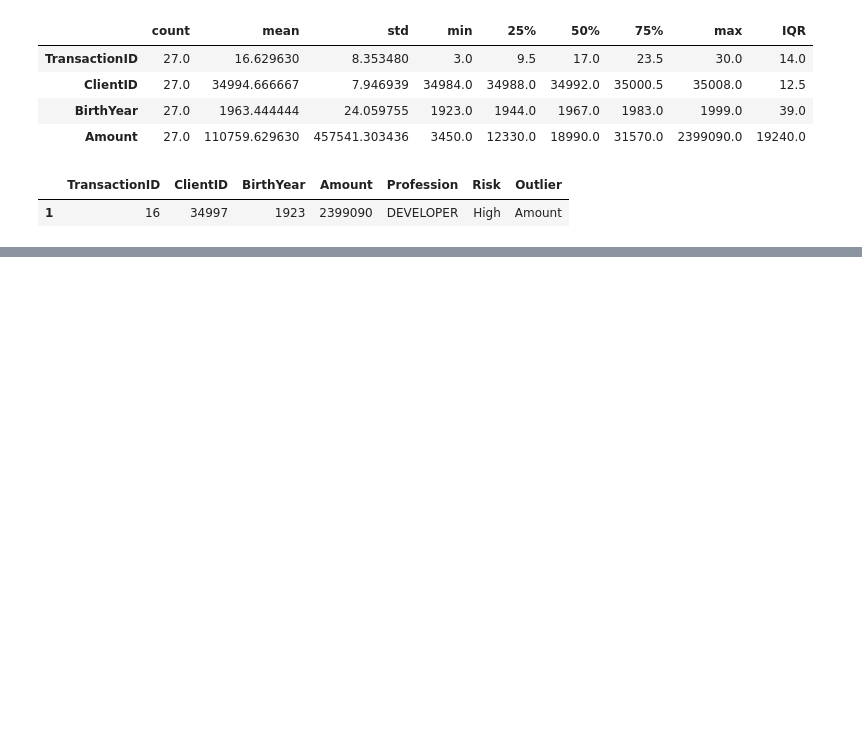
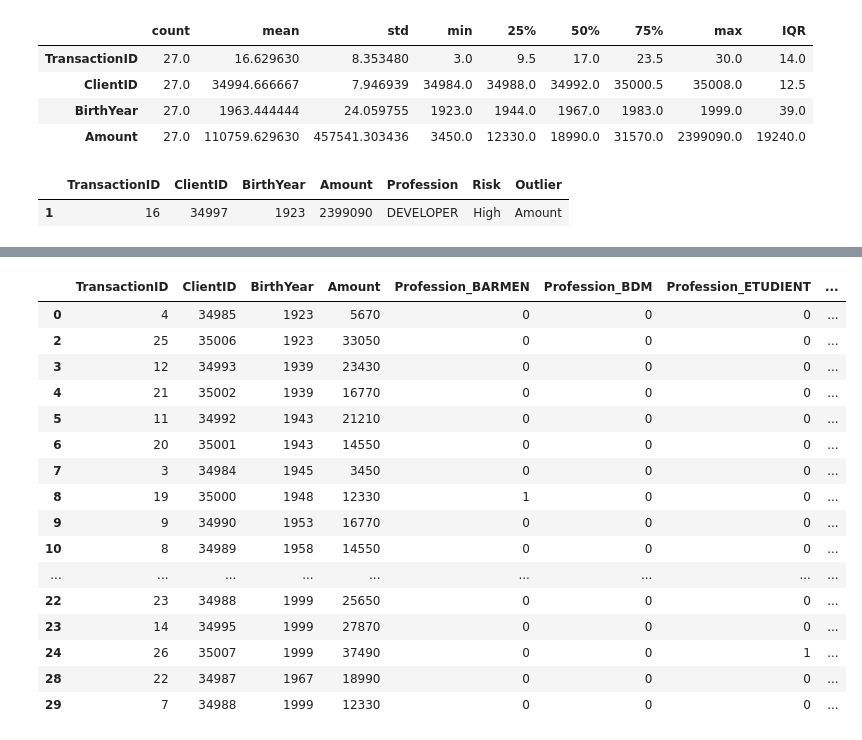
Before and after one commit to ClemenceLegrand/Labs-Ironhack, a Jupyter notebook: Module 1/Lab_33_Intro-to-Data-Preparation/main.ipynb, the cells around one changed output, grey strips where cells are left out. Saved outputs shown, nothing was run; the diff lists cells and outputs as text; code cells hidden in the pictures; blank space fills up the shorter version.

```diff
--- a/Module 1/Lab_33_Intro-to-Data-Preparation/main.ipynb
+++ b/Module 1/Lab_33_Intro-to-Data-Preparation/main.ipynb
@@ -397,0 +466,23 @@ data.drop(index=1,inplace=True)
+# %%
+#we can drop the risk column as a new column encoded it
+encode=encode.drop(['Risk'], axis=1)
+# %%
+encode
+# %% [output]
+|  | TransactionID | ClientID | BirthYear | Amount | Profession_BARMEN | Profession_BDM | Profession_ETUDIENT | ... |
+| 0 | 4 | 34985 | 1923 | 5670 | 0 | 0 | 0 | ... |
+| 2 | 25 | 35006 | 1923 | 33050 | 0 | 0 | 0 | ... |
+| 3 | 12 | 34993 | 1939 | 23430 | 0 | 0 | 0 | ... |
+| 4 | 21 | 35002 | 1939 | 16770 | 0 | 0 | 0 | ... |
+| 5 | 11 | 34992 | 1943 | 21210 | 0 | 0 | 0 | ... |
+| 6 | 20 | 35001 | 1943 | 14550 | 0 | 0 | 0 | ... |
+| 7 | 3 | 34984 | 1945 | 3450 | 0 | 0 | 0 | ... |
+| 8 | 19 | 35000 | 1948 | 12330 | 1 | 0 | 0 | ... |
+| 9 | 9 | 34990 | 1953 | 16770 | 0 | 0 | 0 | ... |
+| 10 | 8 | 34989 | 1958 | 14550 | 0 | 0 | 0 | ... |
+| ... | ... | ... | ... | ... | ... | ... | ... | ... |
+| 22 | 23 | 34988 | 1999 | 25650 | 0 | 0 | 0 | ... |
+| 23 | 14 | 34995 | 1999 | 27870 | 0 | 0 | 0 | ... |
+| 24 | 26 | 35007 | 1999 | 37490 | 0 | 0 | 1 | ... |
+| 28 | 22 | 34987 | 1967 | 18990 | 0 | 0 | 0 | ... |
+| 29 | 7 | 34988 | 1999 | 12330 | 0 | 0 | 0 | ... |
```
Also changed, not shown: parts of 5 cells of this notebook.
